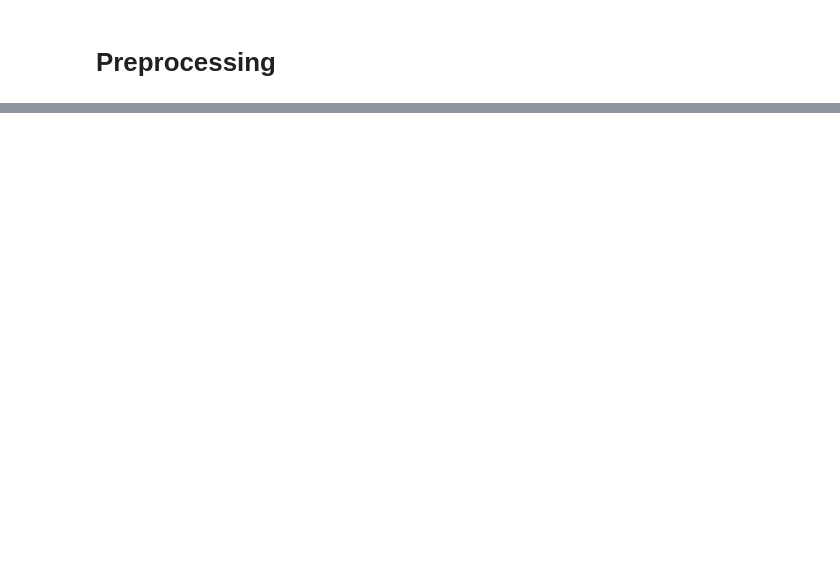
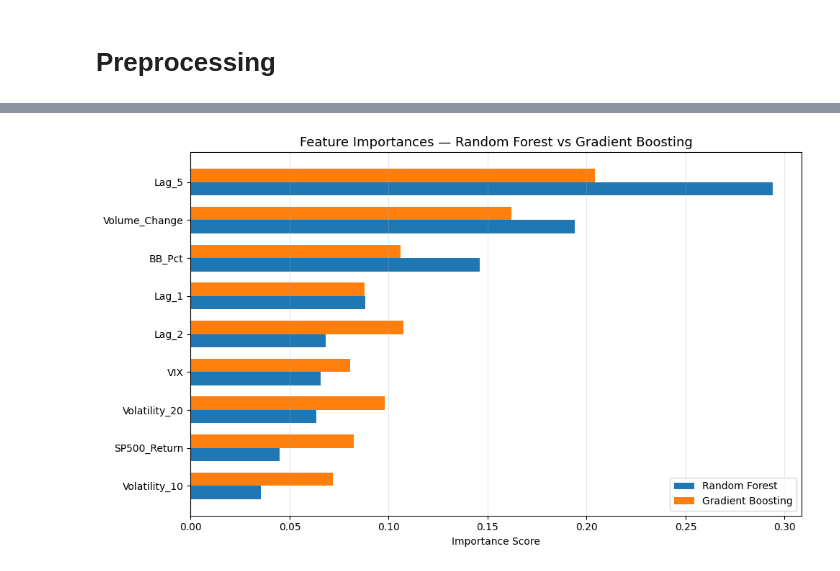
Before and after one commit to AssylbekO/NVDA, a Jupyter notebook: src/main2.ipynb, the cells around one changed output, grey strips where cells are left out. Saved outputs shown, nothing was run; the diff lists cells and outputs as text; code cells hidden in the pictures; blank space fills up the shorter version.

```diff
--- a/src/main2.ipynb
+++ b/src/main2.ipynb
@@ -320,0 +553,20 @@ Testing set  : 256  observations  (2025-02-25  to 2026-03-03)
+# %%
+gb_base = GradientBoostingRegressor(random_state=SEED)
+
+gb_grid_1 = {
+    "n_estimators": randint(50, 500),
+    "learning_rate": uniform(0.01, 0.3),
+    "max_depth": [2, 3, 4, 5, 6],
+    "min_samples_leaf": randint(1, 50),
+    "subsample": uniform(0.6, 0.4),
+}
+gb_search_1 = run_randomized_search(gb_base, gb_grid_1, "GB Grid 1", X_train, y_train, tscv)
+
+gb_grid_2 = {
+    "n_estimators": randint(100, 220),
+    "learning_rate": uniform(0.008, 0.2),
+    "max_depth": [2, 3],
+    "min_samples_leaf": randint(15, 25),
+    "subsample": uniform(0.68, 0.12),
+}
+best_gb = run_randomized_search(gb_base, gb_grid_1, "GB Grid 2", X_train, y_train, tscv)
@@ -320,0 +602,23 @@ Testing set  : 256  observations  (2025-02-25  to 2026-03-03)
+# %%
+importance_df = pd.DataFrame({
+    "Random Forest": rf_search_2.best_estimator_.feature_importances_,
+    "Gradient Boosting": gb_search_1.best_estimator_.feature_importances_
+}, index=features).sort_values("Random Forest", ascending=True)
+
+fig, ax = plt.subplots(figsize=(10, 6))
+x = np.arange(len(features))
+width  = 0.35
+
+ax.barh(x - width/2, importance_df["Random Forest"], width, label="Random Forest", color="#1f77b4")
+ax.barh(x + width/2, importance_df["Gradient Boosting"], width, label="Gradient Boosting", color="#ff7f0e")
+
+ax.set_yticks(x)
+ax.set_yticklabels(importance_df.index)
+ax.set_title("Feature Importances — Random Forest vs Gradient Boosting", fontsize=13)
+ax.set_xlabel("Importance Score")
+ax.legend()
+ax.grid(True, alpha=0.3, axis="x")
+plt.tight_layout()
+plt.show()
+# %% [output]
+[figure, added]
```
Also changed, not shown: parts of 33 cells of this notebook.
